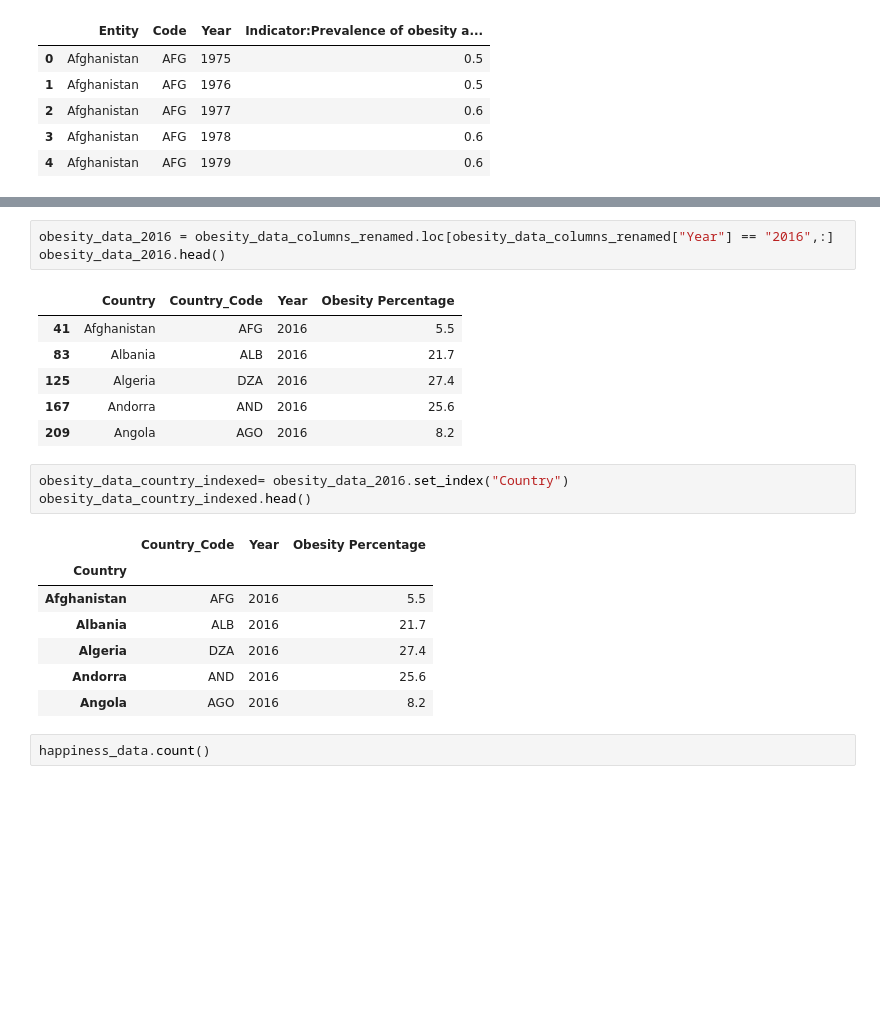
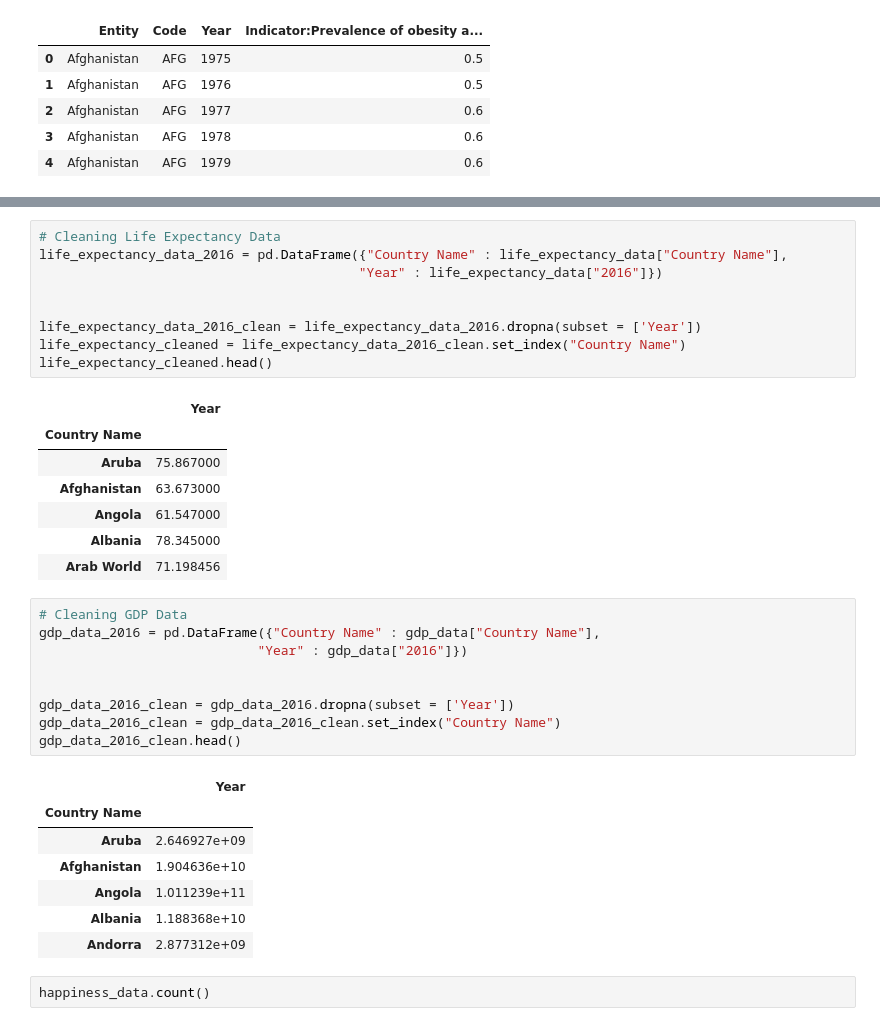
Before and after one commit to abigailmetzger/abigail_brennan_club, a Jupyter notebook: obesity_vs_happiness.ipynb, the cells around one changed output, grey strips where cells are left out. Saved outputs shown, nothing was run; the diff lists cells and outputs as text; blank space fills up the shorter version.

```diff
--- a/obesity_vs_happiness.ipynb
+++ b/obesity_vs_happiness.ipynb
@@ -58,24 +90,37 @@ dtype: object
-# %%
-obesity_data_2016 = obesity_data_columns_renamed.loc[obesity_data_columns_renamed["Year"] == "2016",:]
-obesity_data_2016.head()
-# %% [output]
-|  | Country | Country_Code | Year | Obesity Percentage |
-| 41 | Afghanistan | AFG | 2016 | 5.5 |
-| 83 | Albania | ALB | 2016 | 21.7 |
-| 125 | Algeria | DZA | 2016 | 27.4 |
-| 167 | Andorra | AND | 2016 | 25.6 |
-| 209 | Angola | AGO | 2016 | 8.2 |
-# %%
-obesity_data_country_indexed= obesity_data_2016.set_index("Country")
-obesity_data_country_indexed.head()
-# %% [output]
-|  | Country_Code | Year | Obesity Percentage |
-| Country |  |  |  |
-| Afghanistan | AFG | 2016 | 5.5 |
-| Albania | ALB | 2016 | 21.7 |
-| Algeria | DZA | 2016 | 27.4 |
-| Andorra | AND | 2016 | 25.6 |
-| Angola | AGO | 2016 | 8.2 |
+# %%
+# Cleaning Life Expectancy Data
+life_expectancy_data_2016 = pd.DataFrame({"Country Name" : life_expectancy_data["Country Name"],
+                                         "Year" : life_expectancy_data["2016"]})
+
+
+life_expectancy_data_2016_clean = life_expectancy_data_2016.dropna(subset = ['Year'])
+life_expectancy_cleaned = life_expectancy_data_2016_clean.set_index("Country Name")
+life_expectancy_cleaned.head()
+# %% [output]
+|  | Year |
+| Country Name |  |
+| Aruba | 75.867000 |
+| Afghanistan | 63.673000 |
+| Angola | 61.547000 |
+| Albania | 78.345000 |
+| Arab World | 71.198456 |
+# %%
+# Cleaning GDP Data
+gdp_data_2016 = pd.DataFrame({"Country Name" : gdp_data["Country Name"],
+                            "Year" : gdp_data["2016"]})
+
+
+gdp_data_2016_clean = gdp_data_2016.dropna(subset = ['Year'])
+gdp_data_2016_clean = gdp_data_2016_clean.set_index("Country Name")
+gdp_data_2016_clean.head()
+# %% [output]
+|  | Year |
+| Country Name |  |
+| Aruba | 2.646927e+09 |
+| Afghanistan | 1.904636e+10 |
+| Angola | 1.011239e+11 |
+| Albania | 1.188368e+10 |
+| Andorra | 2.877312e+09 |
 # %%
 happiness_data.count()
 # %% [output]
```
Also changed, not shown: parts of 15 cells of this notebook, 3 other files.
